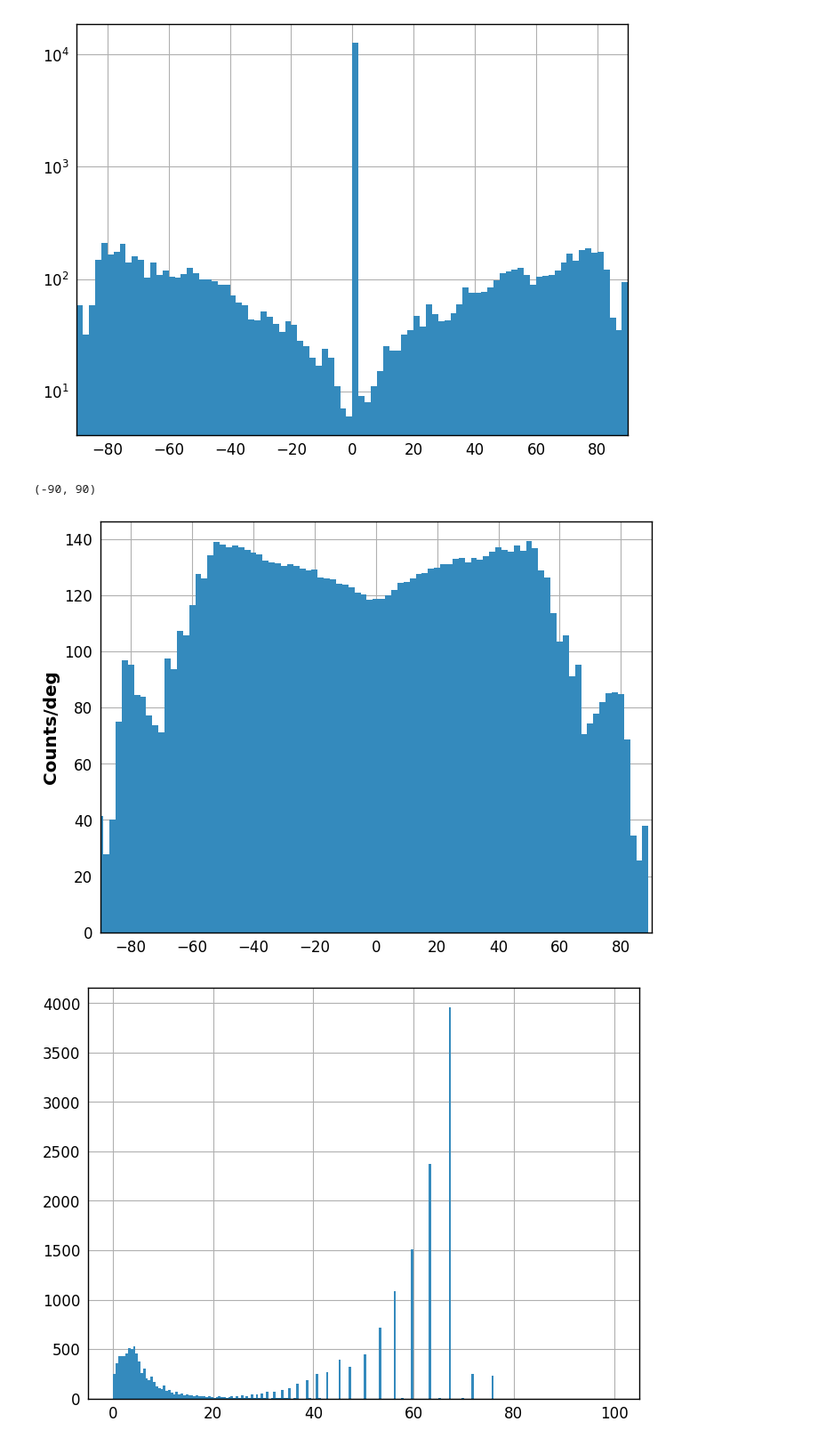
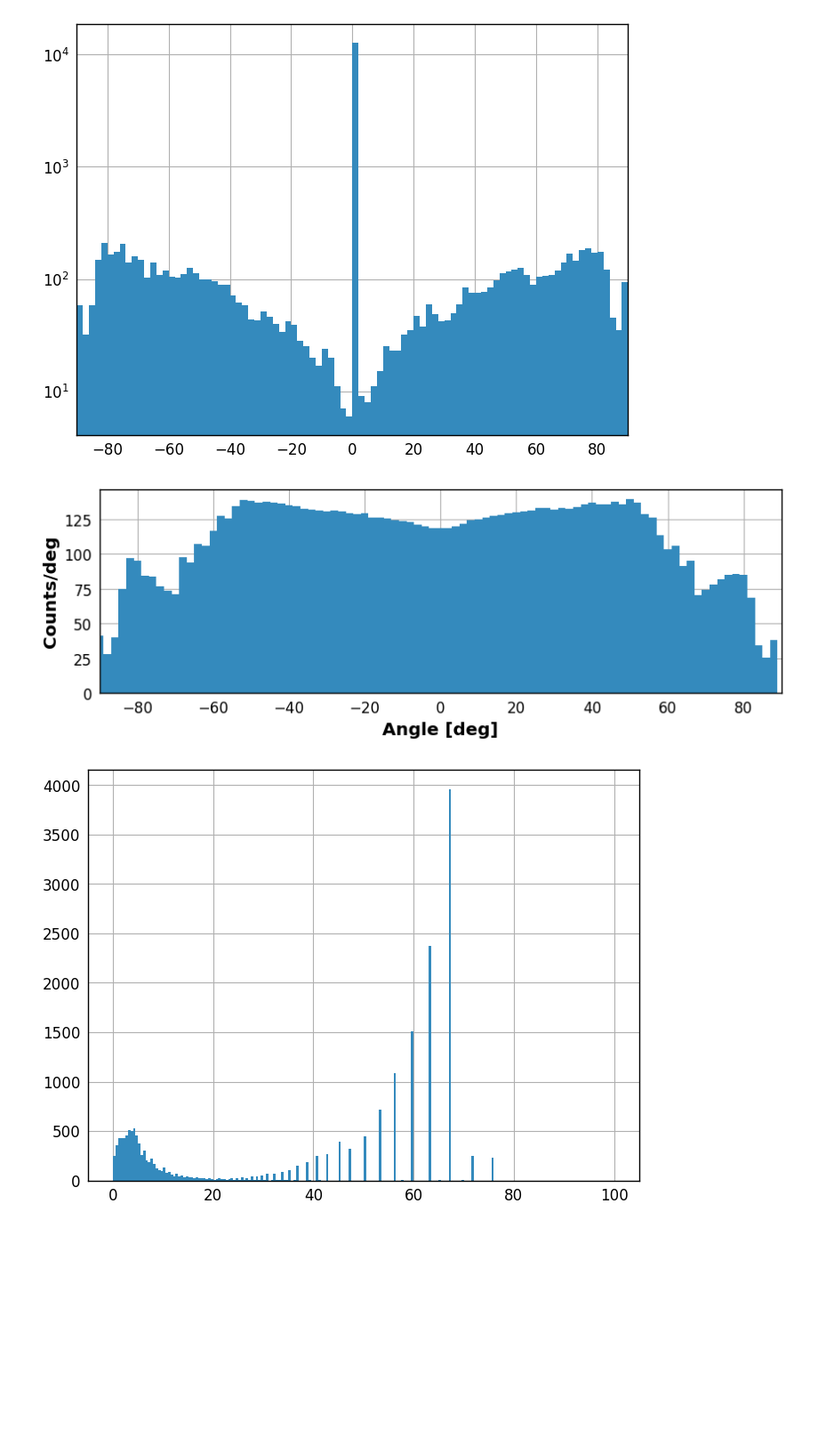
Before and after one commit to asierabreu/cosmics, a Jupyter notebook: results/track_geometry.ipynb, the cells around one changed output. Shown at 89% size. Saved outputs shown, nothing was run; the diff lists cells and outputs as text; code cells hidden in the pictures; blank space fills up the shorter version.

```diff
--- a/results/track_geometry.ipynb
+++ b/results/track_geometry.ipynb
@@ -153,35 +153,38 @@ plt.xlim(-90,90)
 # %%
 # an angular histogram that spreads each angle out according to its error
 
 nbins = 90
 bin_lo = np.linspace(-90,90,nbins,endpoint=False)
 vals = np.zeros(len(bin_lo))
 bin_width = bin_lo[1]-bin_lo[0]
 
 minvals = theta-sd_theta
 maxvals = theta+sd_theta
 
 minvals = minvals[sd_theta>0]
 maxvals = maxvals[sd_theta>0]
 
 for ii in range(len(minvals)):
     add_range = np.logical_and(bin_lo+bin_width >= minvals[ii], bin_lo <= maxvals[ii])
     if maxvals[ii] > 90:
         add_range += bin_lo <= maxvals[ii]-180
     if minvals[ii] < -90:
         add_range += bin_lo+bin_width >= minvals[ii]+180
 
     vals[add_range] += 1/np.sum(add_range)
 
 
 norm = bin_width
 plt.bar(bin_lo, vals/norm, width=bin_width,log=False)
 plt.ylabel("Counts/deg")
+plt.xlabel("Angle [deg]")
 plt.xlim(-90,90)
 #plt.ylim(0,1400)
+
+plt.gcf().set_size_inches(10,3)
+#plt.savefig('../../presentation_imgs/anglehist_normal.pdf',bbox_inches='tight')
 # %% [output]
-(-90, 90)
-[figure, old version]
+[figure, new version]
 # %%
 testhist = plt.hist(sd_theta,200,range=(0,100))
 # %% [output]
```
Also changed, not shown: parts of 4 cells of this notebook, 28 other files.
